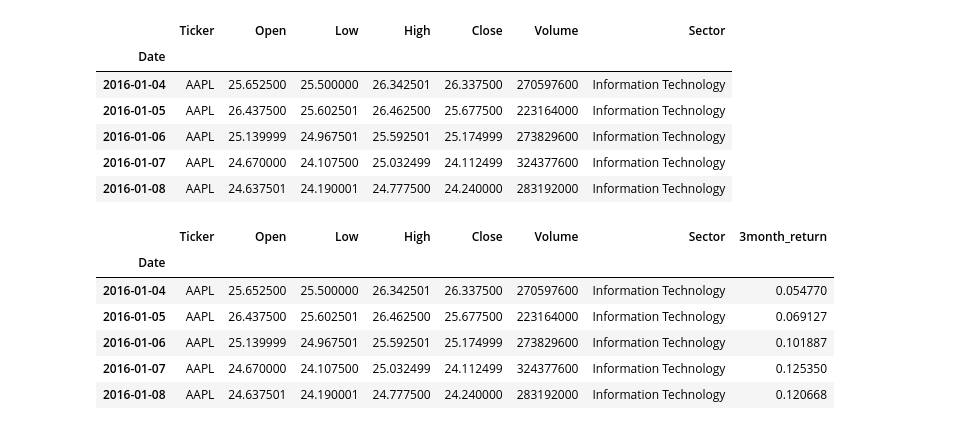
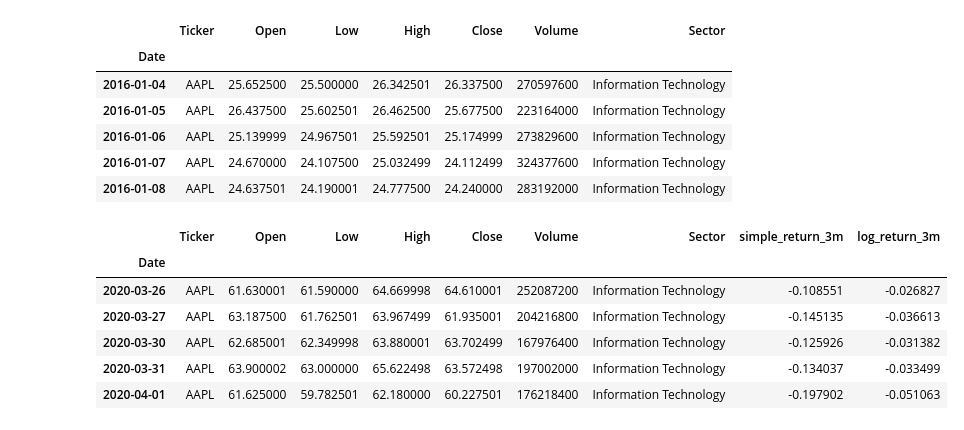
Before and after one commit to nico965j/financial-forecasting-bachelor, a Jupyter notebook: dataset-processing.ipynb, the cells around one changed output. Saved outputs shown, nothing was run; the diff lists cells and outputs as text; code cells hidden in the pictures.

```diff
--- a/dataset-processing.ipynb
+++ b/dataset-processing.ipynb
@@ -40,15 +60,19 @@ aapl_stock_data.head(5)
 | 2016-01-08 | AAPL | 24.637501 | 24.190001 | 24.777500 | 24.240000 | 283192000 | Information Technology |
 # %%
 # 3 month, approx 62 datapoints return calculated on the closing price
-aapl_stock_data['3month_return'] = aapl_stock_data['Close'].pct_change(62).shift(-62)
+def ThreeMonthReturn(closing_price, lags=62): return closing_price.pct_change(lags)
+
+aapl_stock_data['simple_return_3m'] = ThreeMonthReturn(aapl_stock_data['Close'])
+
+aapl_stock_data['log_return_3m'] = ThreeMonthReturn(aapl_stock_data['Close'].apply(lambda x: np.log(x)))
 # %%
-aapl_stock_data.head(5)
+aapl_stock_data.tail(5)
 # %% [output]
-|  | Ticker | Open | Low | High | Close | Volume | Sector | 3month_return |
-| Date |  |  |  |  |  |  |  |  |
-| 2016-01-04 | AAPL | 25.652500 | 25.500000 | 26.342501 | 26.337500 | 270597600 | Information Technology | 0.054770 |
-| 2016-01-05 | AAPL | 26.437500 | 25.602501 | 26.462500 | 25.677500 | 223164000 | Information Technology | 0.069127 |
-| 2016-01-06 | AAPL | 25.139999 | 24.967501 | 25.592501 | 25.174999 | 273829600 | Information Technology | 0.101887 |
-| 2016-01-07 | AAPL | 24.670000 | 24.107500 | 25.032499 | 24.112499 | 324377600 | Information Technology | 0.125350 |
-| 2016-01-08 | AAPL | 24.637501 | 24.190001 | 24.777500 | 24.240000 | 283192000 | Information Technology | 0.120668 |
+|  | Ticker | Open | Low | High | Close | Volume | Sector | simple_return_3m | log_return_3m |
+| Date |  |  |  |  |  |  |  |  |  |
+| 2020-03-26 | AAPL | 61.630001 | 61.590000 | 64.669998 | 64.610001 | 252087200 | Information Technology | -0.108551 | -0.026827 |
+| 2020-03-27 | AAPL | 63.187500 | 61.762501 | 63.967499 | 61.935001 | 204216800 | Information Technology | -0.145135 | -0.036613 |
+| 2020-03-30 | AAPL | 62.685001 | 62.349998 | 63.880001 | 63.702499 | 167976400 | Information Technology | -0.125926 | -0.031382 |
+| 2020-03-31 | AAPL | 63.900002 | 63.000000 | 65.622498 | 63.572498 | 197002000 | Information Technology | -0.134037 | -0.033499 |
+| 2020-04-01 | AAPL | 61.625000 | 59.782501 | 62.180000 | 60.227501 | 176218400 | Information Technology | -0.197902 | -0.051063 |
 # %%
```
Also changed, not shown: parts of 21 cells of this notebook, 2 other files.
